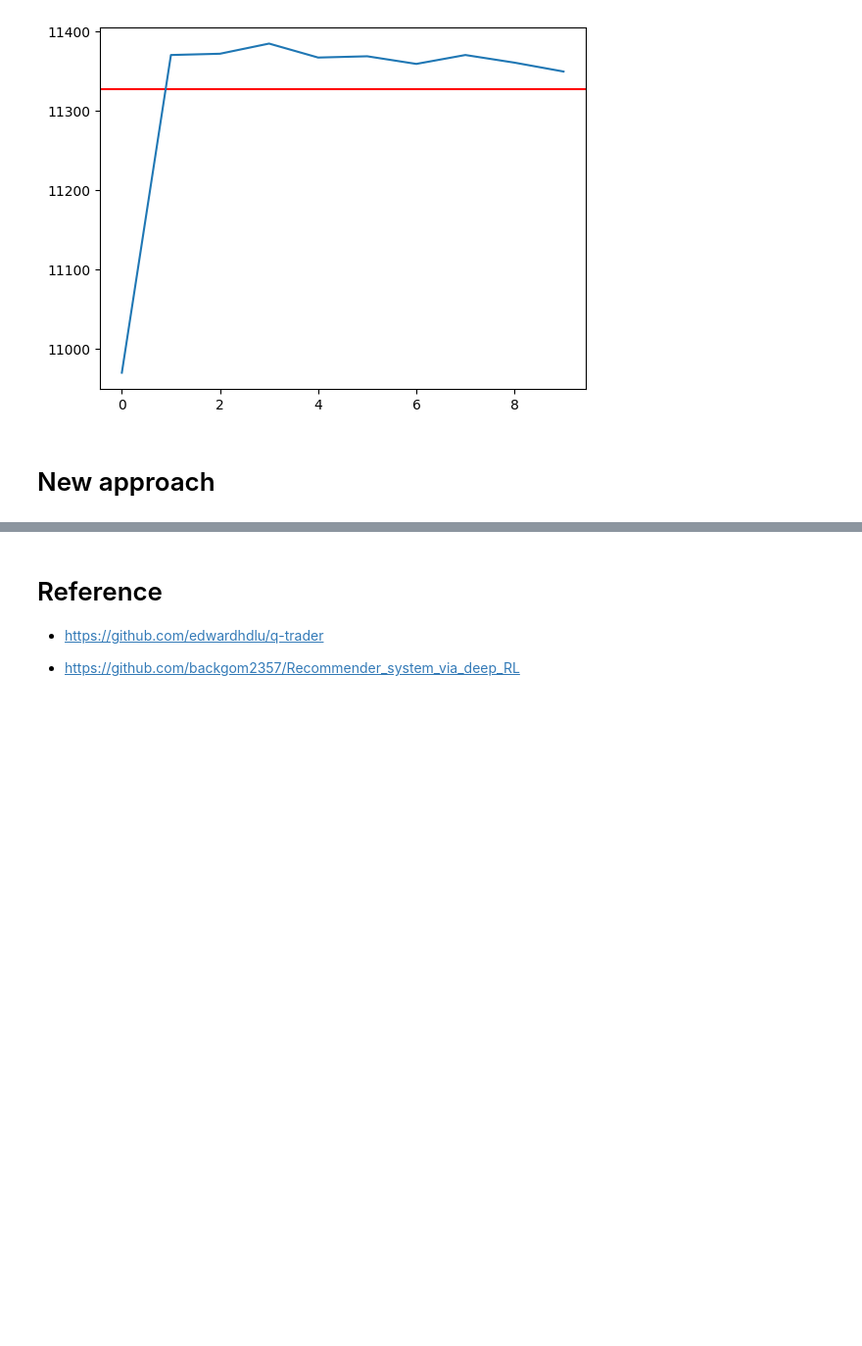
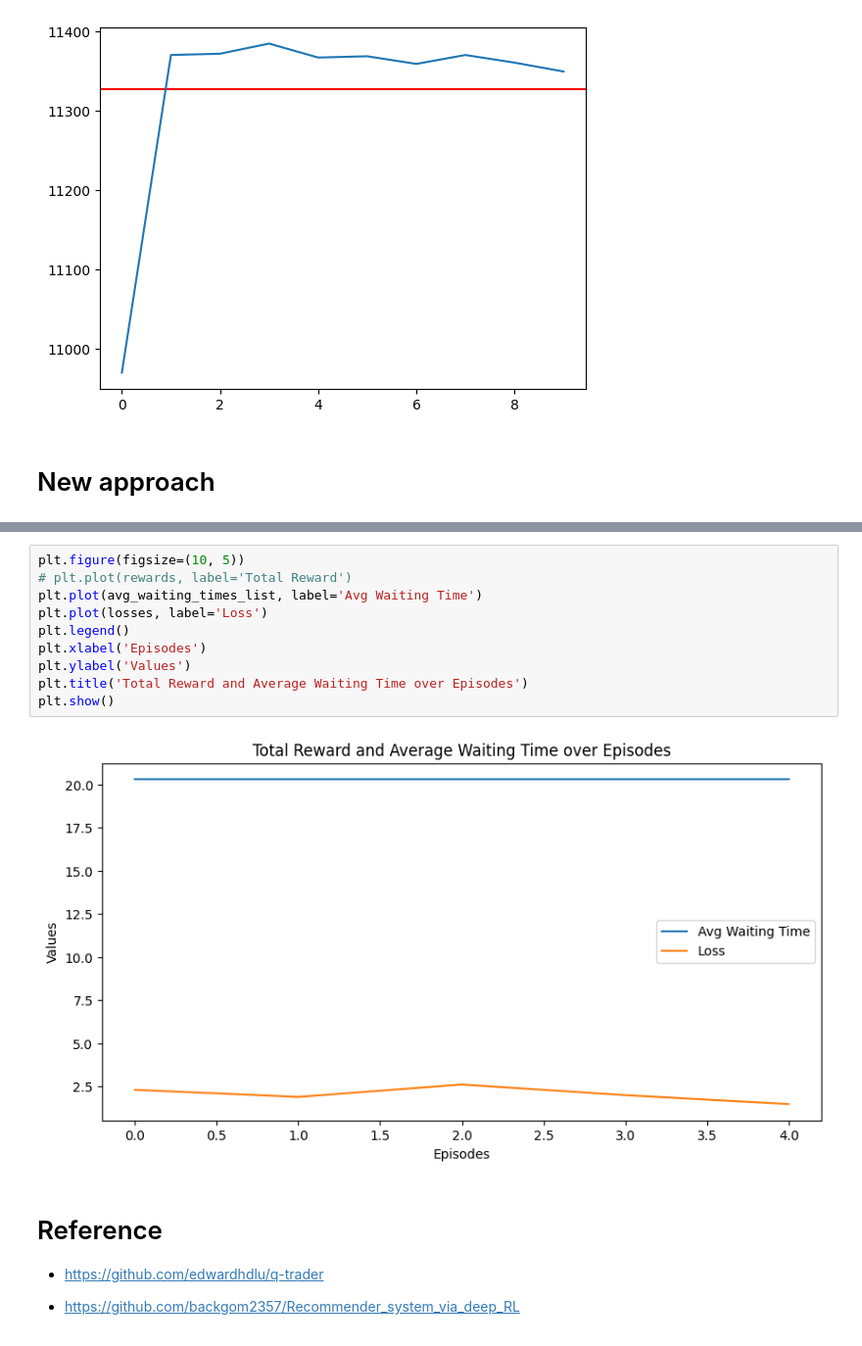
Before and after one commit to AliHaider20/Patient-Scheduling, a Jupyter notebook: Improving ED using RL.ipynb, the cells around one changed output, grey strips where cells are left out. Shown: that part at 98% size. Cells and saved outputs as stored; diff of their text form; blank space fills up the shorter version.

```diff
--- a/Improving ED using RL.ipynb
+++ b/Improving ED using RL.ipynb
@@ -630,3 +665,15 @@ plt.show()
+# %%
+plt.figure(figsize=(10, 5))
+# plt.plot(rewards, label='Total Reward')
+plt.plot(avg_waiting_times_list, label='Avg Waiting Time')
+plt.plot(losses, label='Loss')
+plt.legend()
+plt.xlabel('Episodes')
+plt.ylabel('Values')
+plt.title('Total Reward and Average Waiting Time over Episodes')
+plt.show()
+# %% [output]
+[figure, added]
 # %% [markdown]
 # Reference
 - https://github.com/edwardhdlu/q-trader
```
Also changed, not shown: parts of 7 cells of this notebook, 1 other file.
